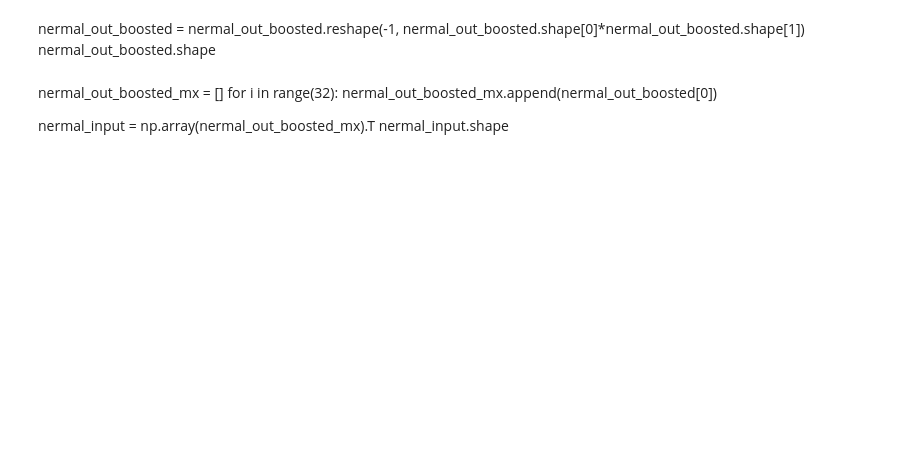
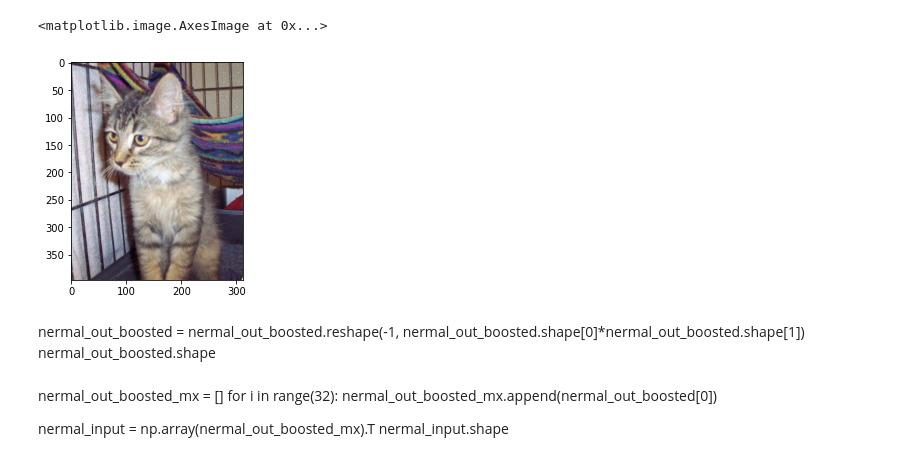
Before and after one commit to gvanerven/knowledge_study, a Jupyter notebook: vision/cats/elm_teste_matriz.ipynb, the cells around one changed output. Saved outputs shown, nothing was run; the diff lists cells and outputs as text; code cells hidden in the pictures; blank space fills up the shorter version.

```diff
--- a/vision/cats/elm_teste_matriz.ipynb
+++ b/vision/cats/elm_teste_matriz.ipynb
@@ -12,14 +12,26 @@ from numba import jit
 from numba import njit
 # %%
 filename1 = "../../training_set/training_set/cats/cat.1.jpg"
+filename2 = "../../training_set/training_set/cats/cat.2.jpg"
+filename3 = "../../training_set/training_set/dogs/dog.1.jpg"
 nermal_img = Image.open(filename1)
 nermal = np.array(nermal_img)
 
+garfield_img = Image.open(filename2)
+garfield = np.array(garfield_img)
+
+odie_img = Image.open(filename3)
+odie = np.array(odie_img)
+
 # Dimensão
-print ('\nDimensões da Imagem: {}'.format(nermal.ndim))
+print ('\nDimensões da Imagem N: {}'.format(nermal.ndim))
+print ('\nDimensões da Imagem G: {}'.format(garfield.ndim))
+print ('\nDimensões da Imagem O: {}'.format(odie.ndim))
 
 # Shape
-print ('\nShape da Imagem: {}'.format(nermal.shape))
+print ('\nShape da Imagem N: {}'.format(nermal.shape))
+print ('\nShape da Imagem G: {}'.format(garfield.shape))
+print ('\nShape da Imagem O: {}'.format(odie.shape))
 
 # Imprime a imagem
 plt.imshow(nermal_img)
@@ -31,4 +51,9 @@ Shape da Imagem: (280, 300, 3)
 [figure]
+# %%
+plt.imshow(garfield_img)
+# %% [output]
+<matplotlib.image.AxesImage at 0x...>
+[figure, added]
 # %%
 def aug_img(image, nm_samples=32):
     samples = [image]
```
Also changed, not shown: parts of 17 cells of this notebook.
